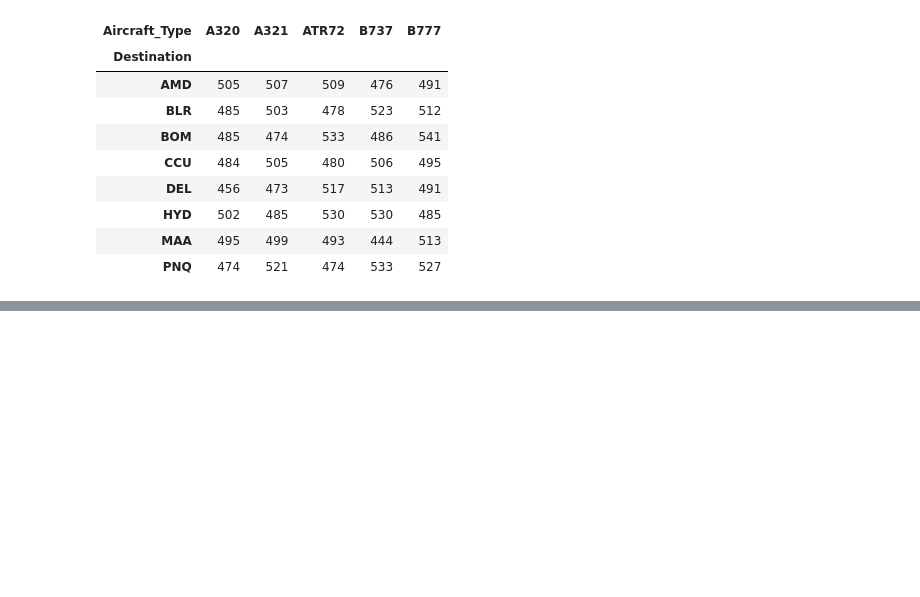
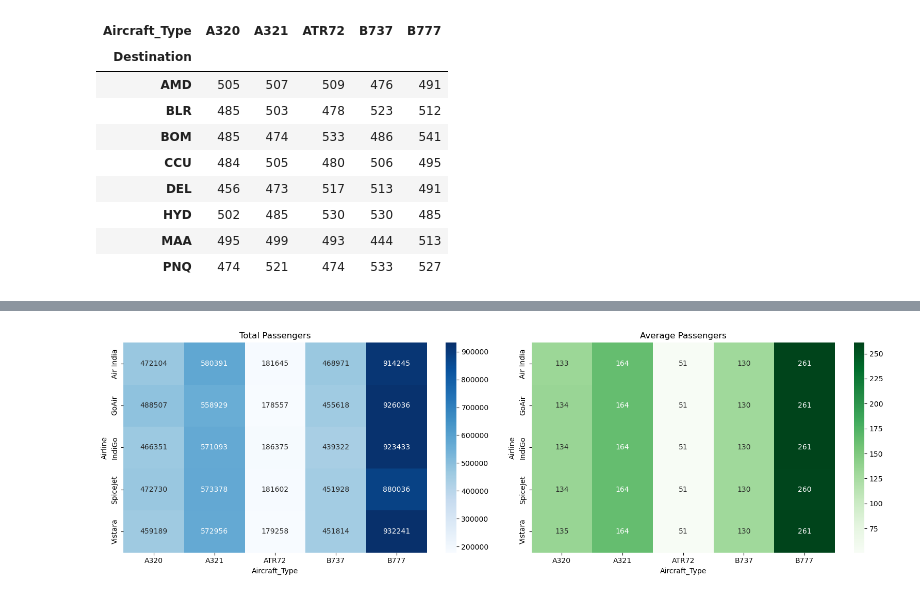
Before and after one commit to Pratham-2512/Analysis_On_Airline_Dataset, a Jupyter notebook: AIR_visual.ipynb, the cells around one changed output, grey strips where cells are left out. Saved outputs shown, nothing was run; the diff lists cells and outputs as text; code cells hidden in the pictures; blank space fills up the shorter version.

```diff
--- a/AIR_visual.ipynb
+++ b/AIR_visual.ipynb
@@ -1175,0 +1340,28 @@ piv
+# %%
+records = []
+for airline, ac_dict in at_pass_t.items():
+    for ac_type, vals in ac_dict.items():
+        records.append({
+            'Airline': airline,
+            'Aircraft_Type': ac_type,
+            'Total_Passengers': vals[0],
+            'Ave_Passengers': vals[1]
+        })
+
+dfap = pd.DataFrame(records)
+
+fig, (ax1, ax2) = plt.subplots(1, 2, figsize=(16, 5))
+
+total_heat = dfap.pivot(index='Airline', columns='Aircraft_Type', values='Total_Passengers')
+avg_heat = dfap.pivot(index='Airline', columns='Aircraft_Type', values='Ave_Passengers')
+
+sns.heatmap(total_heat, annot=True, fmt='d', cmap='Blues', ax=ax1)
+ax1.set_title('Total Passengers')
+
+sns.heatmap(avg_heat, annot=True, fmt='.0f', cmap='Greens', ax=ax2)
+ax2.set_title('Average Passengers')
+
+plt.tight_layout()
+plt.show()
+# %% [output]
+[figure, added]
```
Also changed, not shown: parts of 16 cells of this notebook.
